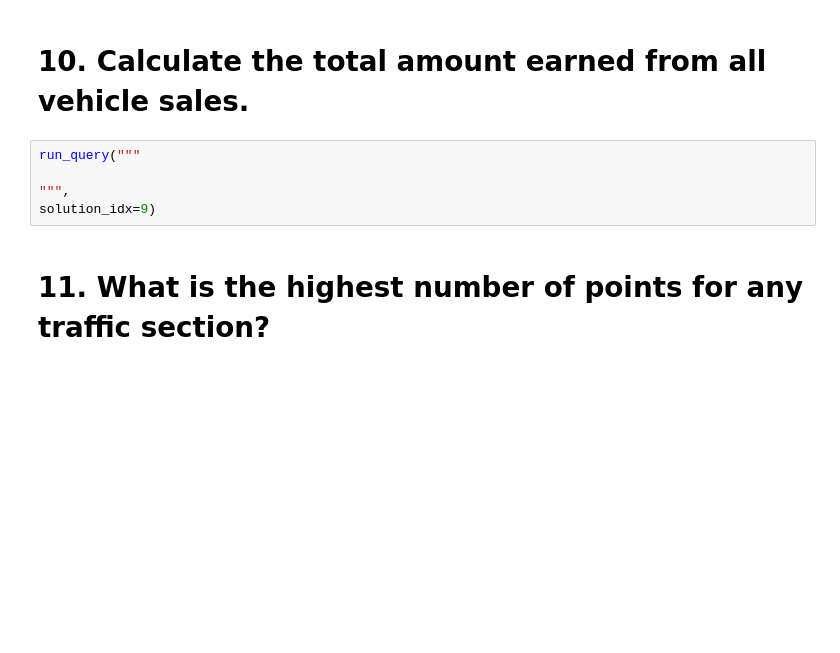
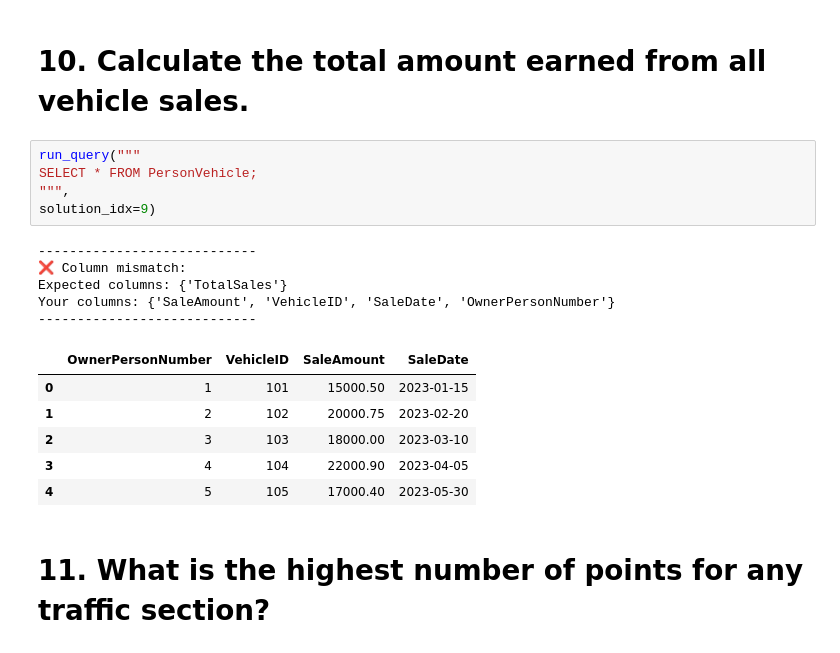
Before and after one commit to 00hiba00/project1, a Jupyter notebook: narsa_usecase.ipynb, the cells around one changed output. Cells and saved outputs as stored; diff of their text form; blank space fills up the shorter version.

```diff
--- a/narsa_usecase.ipynb
+++ b/narsa_usecase.ipynb
@@ -483,9 +483,21 @@ solution_idx=8)
 # 10. Calculate the total amount earned from all vehicle sales.
 # %%
 run_query("""
-
+SELECT * FROM PersonVehicle;
 """,
 solution_idx=9)
+# %% [output]
+----------------------------
+❌ Column mismatch:
+Expected columns: {'TotalSales'}
+Your columns: {'SaleAmount', 'VehicleID', 'SaleDate', 'OwnerPersonNumber'}
+----------------------------
+|  | OwnerPersonNumber | VehicleID | SaleAmount | SaleDate |
+| 0 | 1 | 101 | 15000.50 | 2023-01-15 |
+| 1 | 2 | 102 | 20000.75 | 2023-02-20 |
+| 2 | 3 | 103 | 18000.00 | 2023-03-10 |
+| 3 | 4 | 104 | 22000.90 | 2023-04-05 |
+| 4 | 5 | 105 | 17000.40 | 2023-05-30 |
 # %% [markdown]
 # 11. What is the highest number of points for any traffic section?
 # %%
```
Also changed, not shown: parts of 2 cells of this notebook.
